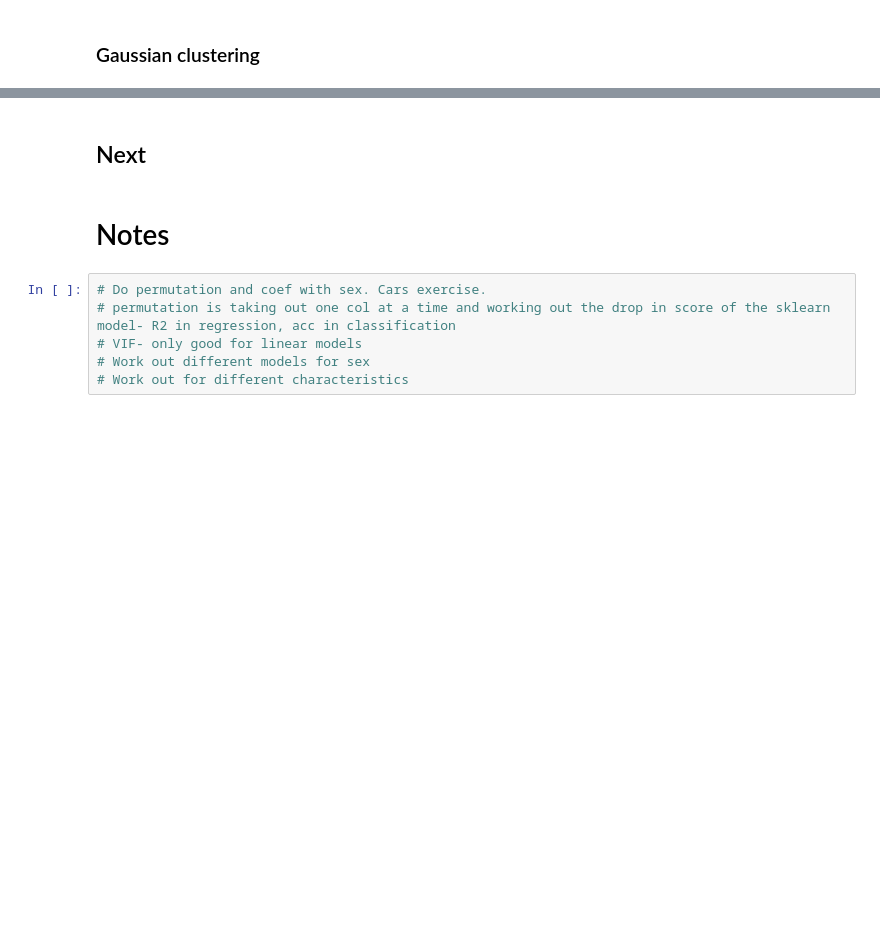
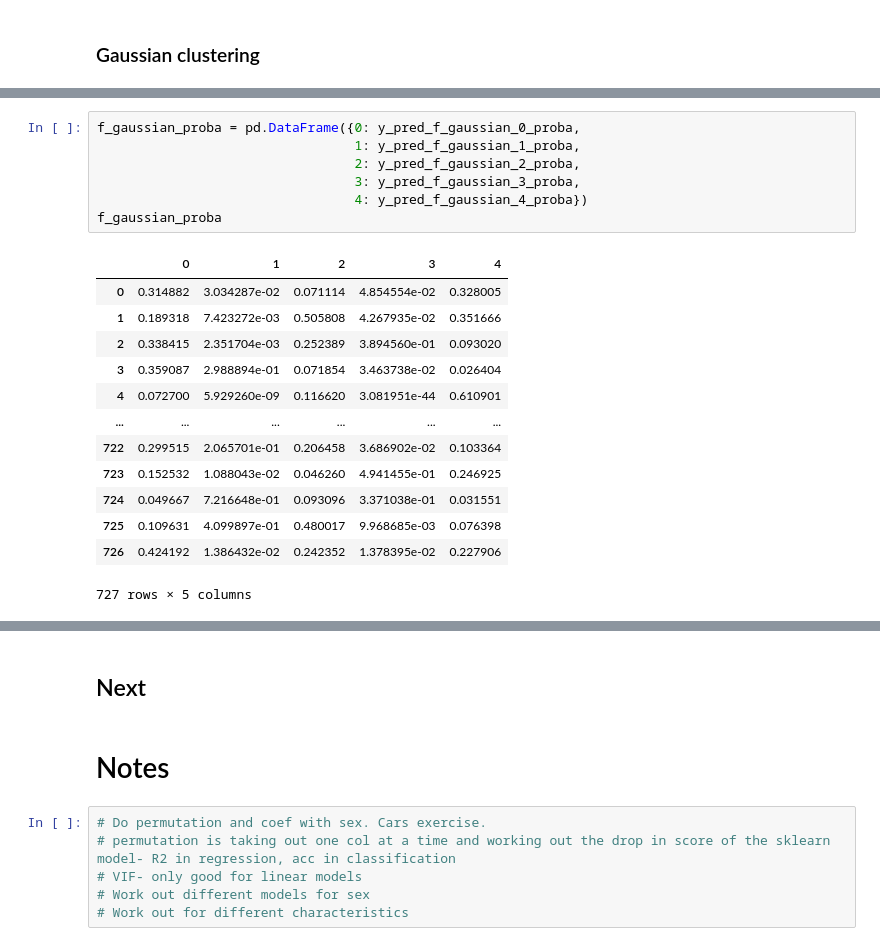
Before and after one commit to lukevano/mri_personality, a Jupyter notebook: notebooks/lv_lewagon_mri.ipynb, the cells around one changed output, grey strips where cells are left out. Drawn from its saved outputs; the diff is of its cells as text; blank space fills up the shorter version.

```diff
--- a/notebooks/lv_lewagon_mri.ipynb
+++ b/notebooks/lv_lewagon_mri.ipynb
@@ -2820,0 +2681,21 @@ weighted avg       0.65      0.66      0.66       626
+# %%
+f_gaussian_proba = pd.DataFrame({0: y_pred_f_gaussian_0_proba,
+                                 1: y_pred_f_gaussian_1_proba,
+                                 2: y_pred_f_gaussian_2_proba,
+                                 3: y_pred_f_gaussian_3_proba,
+                                 4: y_pred_f_gaussian_4_proba})
+f_gaussian_proba
+# %% [output]
+|  | 0 | 1 | 2 | 3 | 4 |
+| 0 | 0.314882 | 3.034287e-02 | 0.071114 | 4.854554e-02 | 0.328005 |
+| 1 | 0.189318 | 7.423272e-03 | 0.505808 | 4.267935e-02 | 0.351666 |
+| 2 | 0.338415 | 2.351704e-03 | 0.252389 | 3.894560e-01 | 0.093020 |
+| 3 | 0.359087 | 2.988894e-01 | 0.071854 | 3.463738e-02 | 0.026404 |
+| 4 | 0.072700 | 5.929260e-09 | 0.116620 | 3.081951e-44 | 0.610901 |
+| ... | ... | ... | ... | ... | ... |
+| 722 | 0.299515 | 2.065701e-01 | 0.206458 | 3.686902e-02 | 0.103364 |
+| 723 | 0.152532 | 1.088043e-02 | 0.046260 | 4.941455e-01 | 0.246925 |
+| 724 | 0.049667 | 7.216648e-01 | 0.093096 | 3.371038e-01 | 0.031551 |
+| 725 | 0.109631 | 4.099897e-01 | 0.480017 | 9.968685e-03 | 0.076398 |
+| 726 | 0.424192 | 1.386432e-02 | 0.242352 | 1.378395e-02 | 0.227906 |
+727 rows × 5 columns
```
Also changed, not shown: parts of 75 cells of this notebook.
